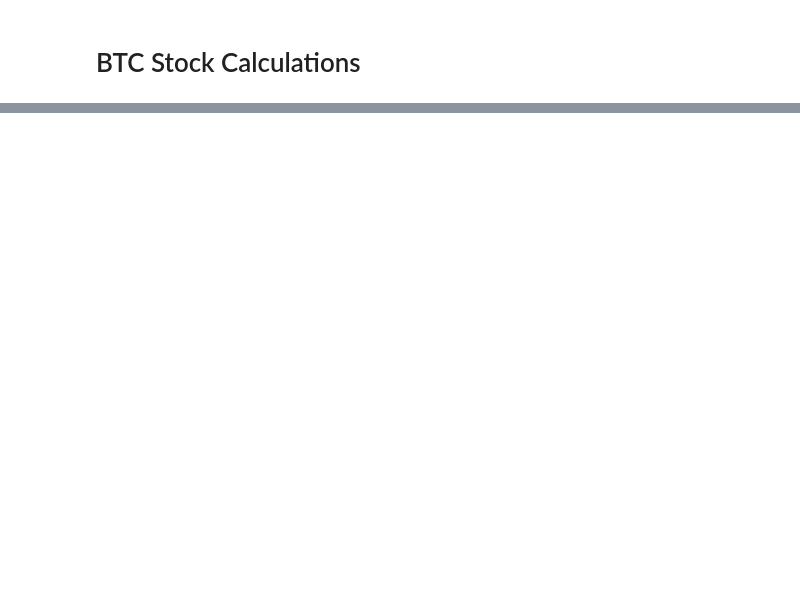
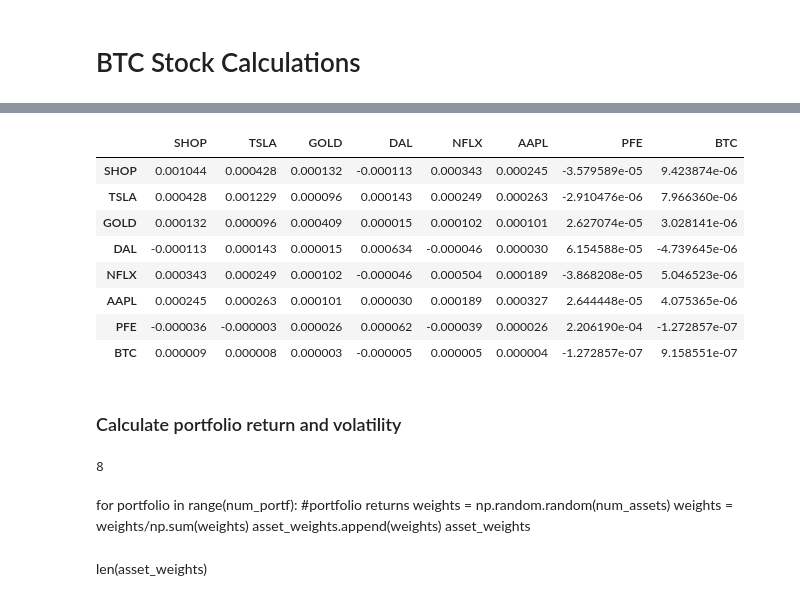
Before and after one commit to itspria/Stock-Portfolio-Optimization, a Jupyter notebook: Code/Stock_Calculations.ipynb, the cells around one changed output, grey strips where cells are left out. Saved outputs shown, nothing was run; the diff lists cells and outputs as text; code cells hidden in the pictures; blank space fills up the shorter version.

```diff
--- a/Code/Stock_Calculations.ipynb
+++ b/Code/Stock_Calculations.ipynb
@@ -397,0 +498,18 @@ print(BTC_summ_stats)
+# %%
+#calculate daily pricec changes
+assets_all_pricechng = assets_all.pct_change()
+#assets_all_pricechng
+# %%
+#calculate covariance
+assets_all_cov = assets_all_pricechng.cov()
+assets_all_cov
+# %% [output]
+|  | SHOP | TSLA | GOLD | DAL | NFLX | AAPL | PFE | BTC |
+| SHOP | 0.001044 | 0.000428 | 0.000132 | -0.000113 | 0.000343 | 0.000245 | -3.579589e-05 | 9.423874e-06 |
+| TSLA | 0.000428 | 0.001229 | 0.000096 | 0.000143 | 0.000249 | 0.000263 | -2.910476e-06 | 7.966360e-06 |
+| GOLD | 0.000132 | 0.000096 | 0.000409 | 0.000015 | 0.000102 | 0.000101 | 2.627074e-05 | 3.028141e-06 |
+| DAL | -0.000113 | 0.000143 | 0.000015 | 0.000634 | -0.000046 | 0.000030 | 6.154588e-05 | -4.739645e-06 |
+| NFLX | 0.000343 | 0.000249 | 0.000102 | -0.000046 | 0.000504 | 0.000189 | -3.868208e-05 | 5.046523e-06 |
+| AAPL | 0.000245 | 0.000263 | 0.000101 | 0.000030 | 0.000189 | 0.000327 | 2.644448e-05 | 4.075365e-06 |
+| PFE | -0.000036 | -0.000003 | 0.000026 | 0.000062 | -0.000039 | 0.000026 | 2.206190e-04 | -1.272857e-07 |
+| BTC | 0.000009 | 0.000008 | 0.000003 | -0.000005 | 0.000005 | 0.000004 | -1.272857e-07 | 9.158551e-07 |
@@ -397,0 +520,2 @@ print(BTC_summ_stats)
+# %% [markdown]
+### Calculate portfolio return and volatility
@@ -397,0 +526,16 @@ print(BTC_summ_stats)
+# %%
+#calculate number of assest and max number of portfolios to itterate
+num_assets = stocks_calc["Ticker"].count()
+print(num_assets)
+num_portf = 10000
+# %% [output]
+8
+# %% [markdown]
+for portfolio in range(num_portf):
+    #portfolio returns
+    weights = np.random.random(num_assets)
+    weights = weights/np.sum(weights)
+    asset_weights.append(weights)
+asset_weights
+# %% [markdown]
+len(asset_weights)
```
Also changed, not shown: parts of 20 cells of this notebook, 3 other files.
